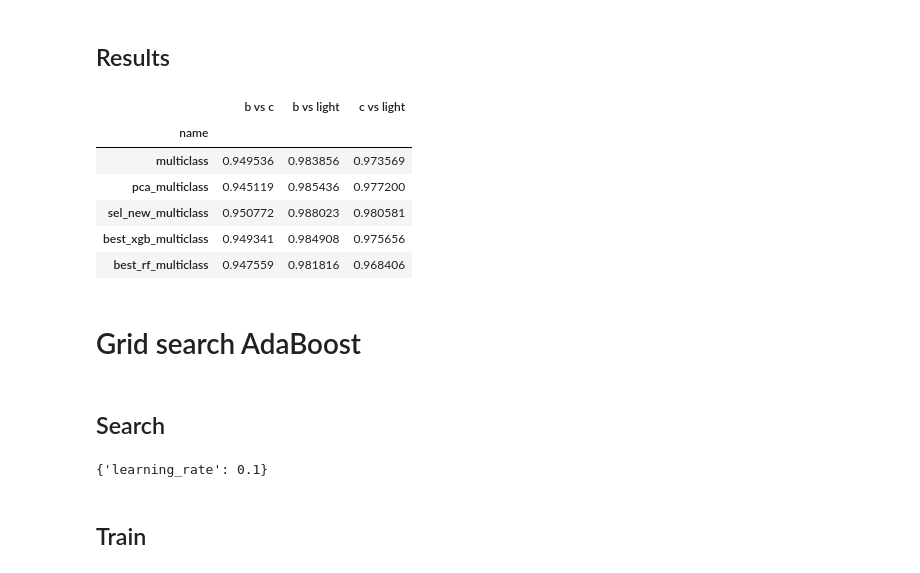
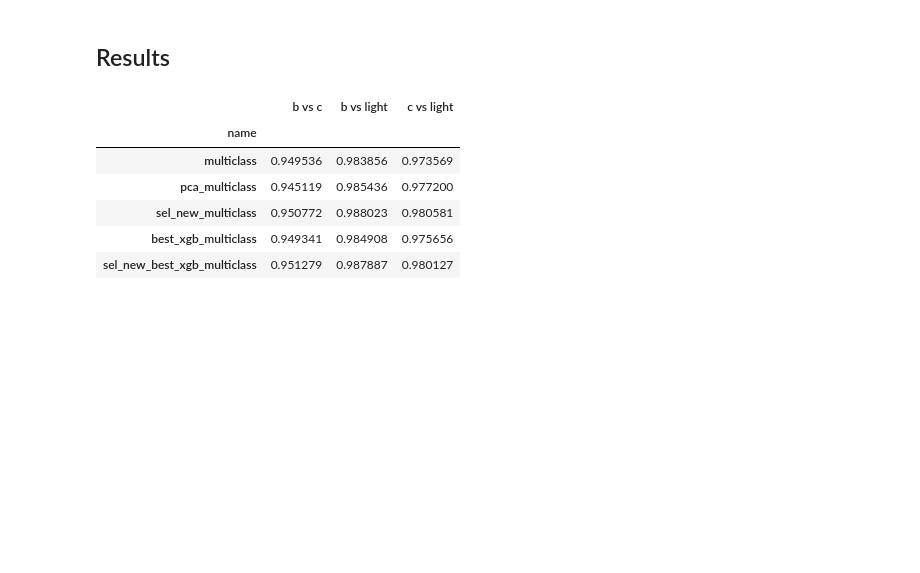
Before and after one commit to tlikhomanenko/jet_tagging_LHCb, a Jupyter notebook: jet-tagging.ipynb, the cells around one changed output. Saved outputs shown, nothing was run; the diff lists cells and outputs as text; code cells hidden in the pictures; blank space fills up the shorter version.

Commit message:
GridSearch + new features + features selection

```diff
--- a/jet-tagging.ipynb
+++ b/jet-tagging.ipynb
@@ -390,14 +401,18 @@ result
 from sklearn.grid_search import GridSearchCV
 from rep.utils import train_test_split
 
-train_train_data, test_data, train_labels, test_labels = train_test_split(train_data, labels, test_size=0.3)
+sel_new_train_train_data, sel_new_test_data, sel_new_train_labels, sel_new_test_labels = \
+train_test_split(sel_new_train_data, labels, test_size=0.3)
 
 grid_param = {}
-grid_param['max_features'] = ['auto', 0.3, 0.5, 1.0]
-grid_param['max_depth'] = [4, 8, 12, None]
+grid_param['eta'] = [0.1, 0.05, 0.01]
+grid_param['max_depth'] = [6, 8, 12, 100]
+grid_param['colsample'] = [0.3, 0.5, 0.7, 1.0]
+grid_param['subsample'] = [0.3, 0.5, 0.7, 1.0]
 
-rf_base = RandomForestClassifier(n_estimators=1000, max_depth=None, max_features='auto', class_weight='auto')
+xgb_base = XGBoostClassifier(n_estimators=1000, colsample=0.7, eta=0.01, nthreads=1,
+                             subsample=0.5, max_depth=8)
 
-grid_rf = GridSearchCV(estimator=rf_base, param_grid=grid_param, cv=2,
-                    scoring=MyMeanRocAucScorer(test_data, test_labels), n_jobs=8)
-grid_rf.fit(train_train_data, train_labels)
+sel_new_grid_xgb = GridSearchCV(estimator=xgb_base, param_grid=grid_param, cv=2,
+                    scoring=MyMeanRocAucScorer(sel_new_test_data, sel_new_test_labels), n_jobs=8)
+sel_new_grid_xgb.fit(sel_new_train_train_data, sel_new_train_labels)
@@ -421,6 +423,6 @@ grid_rf.best_params_
 # %% [markdown]
 ## Train
 # %%
-rf_best = grid_rf.best_estimator_
-best_rf_multi_folding = FoldingClassifier(rf_best, n_folds=2, random_state=11)
-%time best_rf_multi_folding.fit(train_data, labels)
+sel_new_xgb_best = sel_new_grid_xgb.best_estimator_.set_params(features=None)
+sel_new_best_xgb_multi_folding = FoldingClassifier(sel_new_xgb_best, n_folds=2, random_state=11)
+%time sel_new_best_xgb_multi_folding.fit(sel_new_train_data, labels)
@@ -451,2 +439,4 @@ KFold prediction using folds column
+# %%
+sel_new_best_xgb_multi_proba = sel_new_best_xgb_multi_folding.predict_proba(sel_new_train_data)
 # %% [markdown]
 ## Results
@@ -455,21 +443,19 @@ best_rf_multi_results = get_result(best_rf_multi_proba, labels, "best_rf_multicl
+# %%
+sel_new_best_xgb_multi_results = get_result(sel_new_best_xgb_multi_proba, labels, "sel_new_best_xgb_multiclass")
 # %%
 result = pandas.concat([multiclass_result,
                         pca_multiclass_result,
                         sel_new_multi_results,
                         best_xgb_multi_results,
-                        best_rf_multi_results])
+                        sel_new_best_xgb_multi_results])
 result.index = result['name']
 result = result.drop('name', axis=1)
 result
 # %% [output]
 |  | b vs c | b vs light | c vs light |
 | name |  |  |  |
 | multiclass | 0.949536 | 0.983856 | 0.973569 |
 | pca_multiclass | 0.945119 | 0.985436 | 0.977200 |
 | sel_new_multiclass | 0.950772 | 0.988023 | 0.980581 |
 | best_xgb_multiclass | 0.949341 | 0.984908 | 0.975656 |
-| best_rf_multiclass | 0.947559 | 0.981816 | 0.968406 |
+| sel_new_best_xgb_multiclass | 0.951279 | 0.987887 | 0.980127 |
-# %% [markdown]
-# Grid search AdaBoost
-# %% [markdown]
-## Search
@@ -494,6 +461,0 @@ grid_ada.fit(train_train_data, train_labels)
-# %%
-grid_ada.best_params_
-# %% [output]
-{'learning_rate': 0.1}
-# %% [markdown]
-## Train
```
Also changed, not shown: parts of 32 cells of this notebook.
